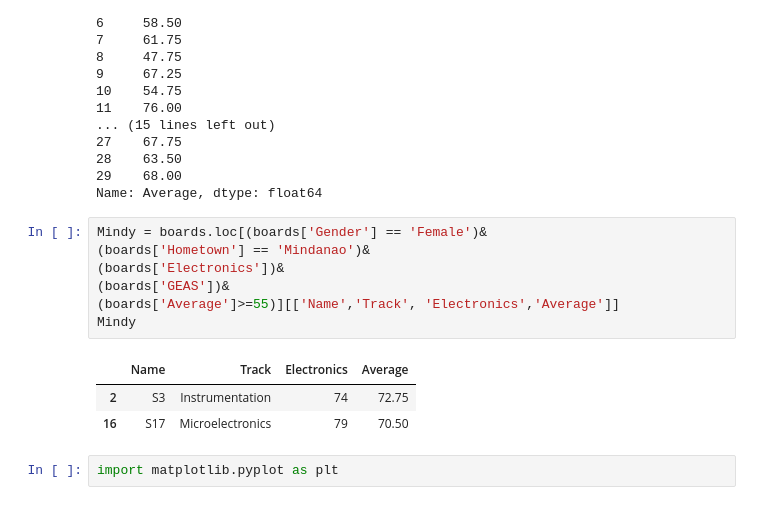
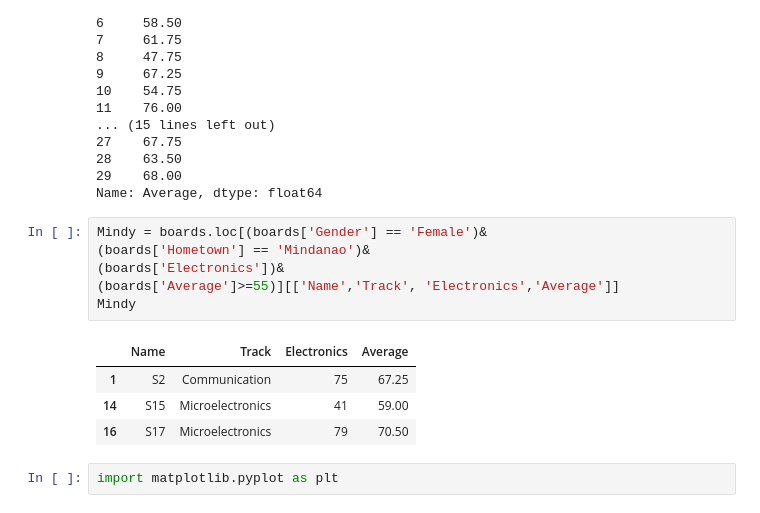
Before and after one commit to AlexIlgn-debug/ILAGAN_2ECEA_PA_4, a Jupyter notebook: Ilagan_2ECEA_PA4.ipynb, the cells around one changed output. Drawn from its saved outputs; the diff is of its cells as text.

```diff
--- a/Ilagan_2ECEA_PA4.ipynb
+++ b/Ilagan_2ECEA_PA4.ipynb
@@ -54,13 +54,13 @@ Name: Average, dtype: float64
 # %%
 Mindy = boards.loc[(boards['Gender'] == 'Female')&
 (boards['Hometown'] == 'Mindanao')&
 (boards['Electronics'])&
-(boards['GEAS'])&
 (boards['Average']>=55)][['Name','Track', 'Electronics','Average']]
 Mindy
 # %% [output]
 |  | Name | Track | Electronics | Average |
-| 2 | S3 | Instrumentation | 74 | 72.75 |
+| 1 | S2 | Communication | 75 | 67.25 |
+| 14 | S15 | Microelectronics | 41 | 59.00 |
 | 16 | S17 | Microelectronics | 79 | 70.50 |
 # %%
 import matplotlib.pyplot as plt
```
